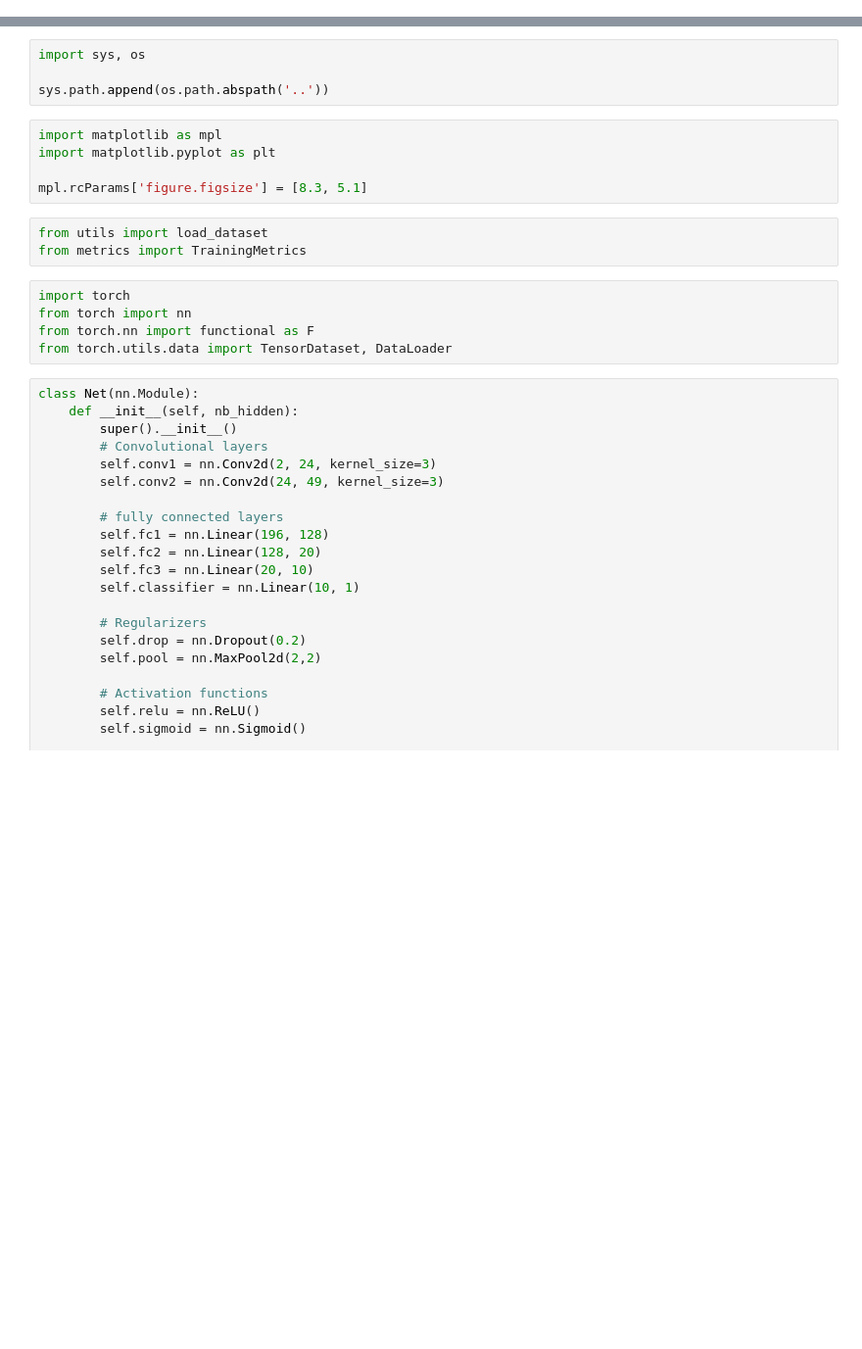
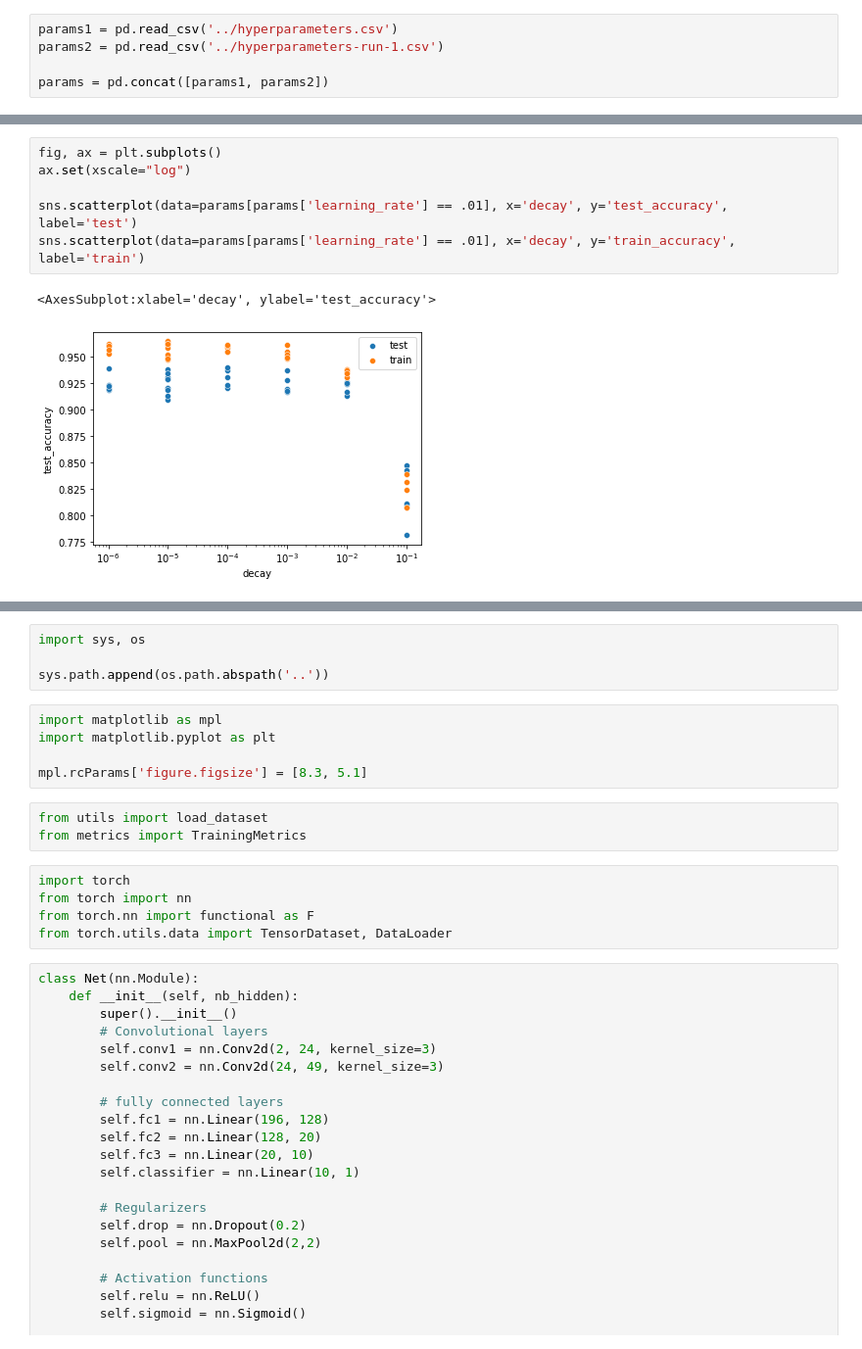
Before and after one commit to arnauddhaene/deep-learning-mini-projects-ee559, a Jupyter notebook: Proj1/notebooks/workbench.ipynb, the cells around one changed output, grey strips where cells are left out. Shown: that part at 98% size. Saved outputs shown, nothing was run; the diff lists cells and outputs as text; blank space fills up the shorter version.

```diff
--- a/Proj1/notebooks/workbench.ipynb
+++ b/Proj1/notebooks/workbench.ipynb
@@ -0,0 +18,5 @@
+# %%
+params1 = pd.read_csv('../hyperparameters.csv')
+params2 = pd.read_csv('../hyperparameters-run-1.csv')
+
+params = pd.concat([params1, params2])
@@ -0,0 +46,9 @@
+# %%
+fig, ax = plt.subplots()
+ax.set(xscale="log")
+
+sns.scatterplot(data=params[params['learning_rate'] == .01], x='decay', y='test_accuracy', label='test')
+sns.scatterplot(data=params[params['learning_rate'] == .01], x='decay', y='train_accuracy', label='train')
+# %% [output]
+<AxesSubplot:xlabel='decay', ylabel='test_accuracy'>
+[figure, added]
```
Also changed, not shown: parts of 14 cells of this notebook, 5 other files.
